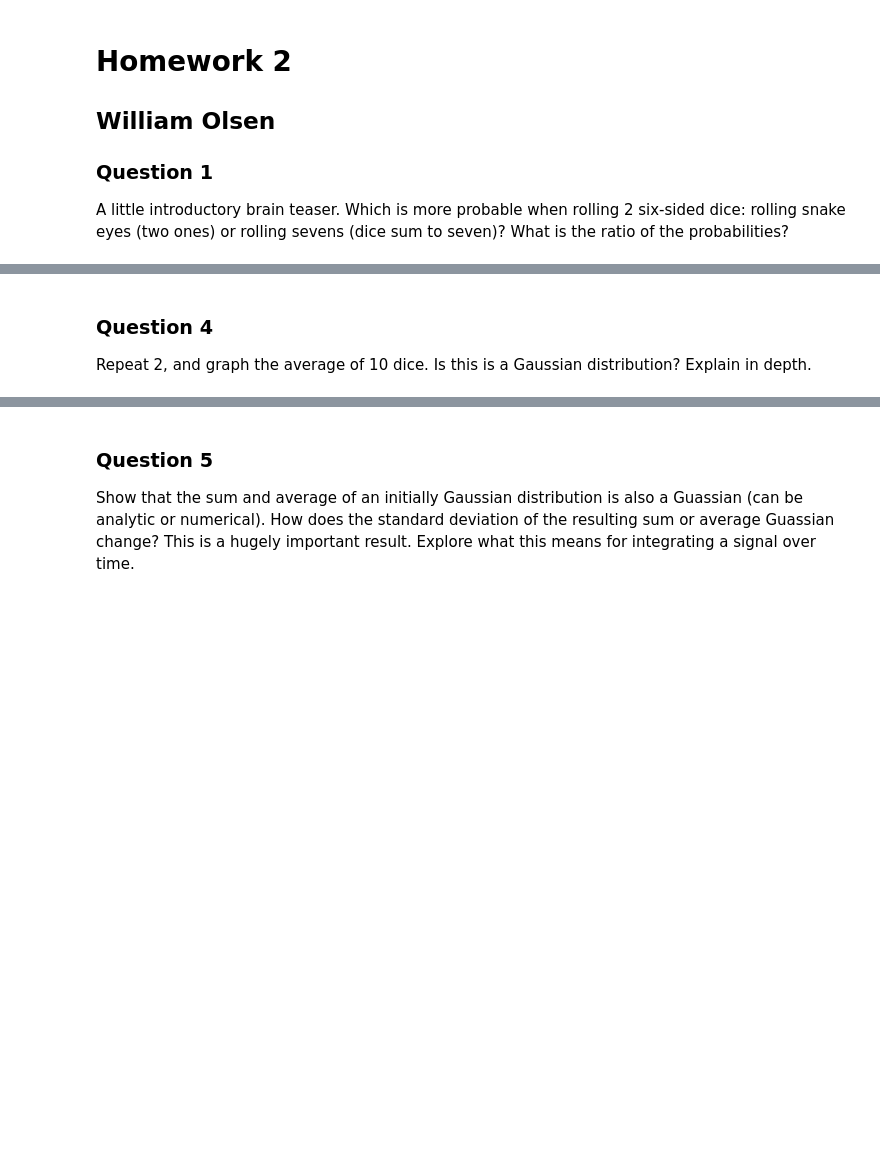
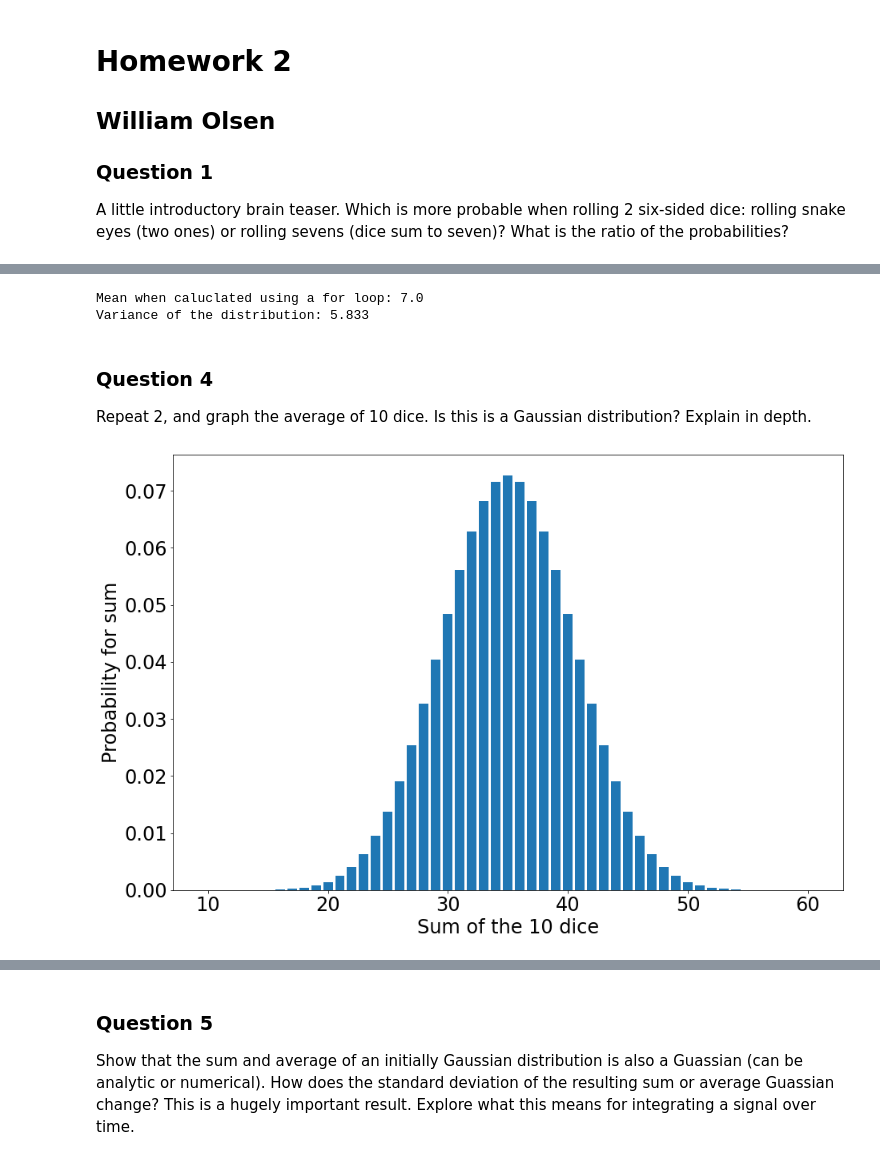
Before and after one commit to williamdolsen/phys434-21au, a Jupyter notebook: homework/hw2/homework2.ipynb, the cells around one changed output, grey strips where cells are left out. Cells and saved outputs as stored; diff of their text form; code cells hidden in the pictures; blank space fills up the shorter version.

```diff
--- a/homework/hw2/homework2.ipynb
+++ b/homework/hw2/homework2.ipynb
@@ -26,4 +76,32 @@ Calculate the mean and the variance of the distribution in problem 2. Hint: this
+# %%
+# lets calculate the mean of the distribution
+expected_value = 0
+for i in range(0, len(x)):
+    expected_value += x[i] * y[i]
+print(f'Mean when caluclated using a for loop: {expected_value}')
+
+# lets calculate the variance
+e_x_squared = 0
+for i in range(0, len(x)):
+    e_x_squared += (x[i]**2) * y[i]
+variance = e_x_squared - (expected_value**2)
+print(f'Variance of the distribution: {variance:.3f}')
+# %% [output]
+Mean when caluclated using a for loop: 7.0
+Variance of the distribution: 5.833
 # %% [markdown]
 ### Question 4
 
 Repeat 2, and graph the average of 10 dice. Is this is a Gaussian distribution? Explain in depth.
+# %%
+y10 = dice_probabilities
+for i in range(0, 9):
+    y10 = np.convolve(y10, dice_probabilities)
+x10 = np.linspace(10, 60, len(y10))
+plt.bar(x10, y10)
+plt.tick_params(labelsize=24)
+plt.xlabel("Sum of the 10 dice", fontdict={'size':24})
+plt.ylabel("Probability for sum", fontdict={'size':24})
+plt.show()
+# %% [output]
+[figure, added]
```
Also changed, not shown: parts of 12 cells of this notebook.
